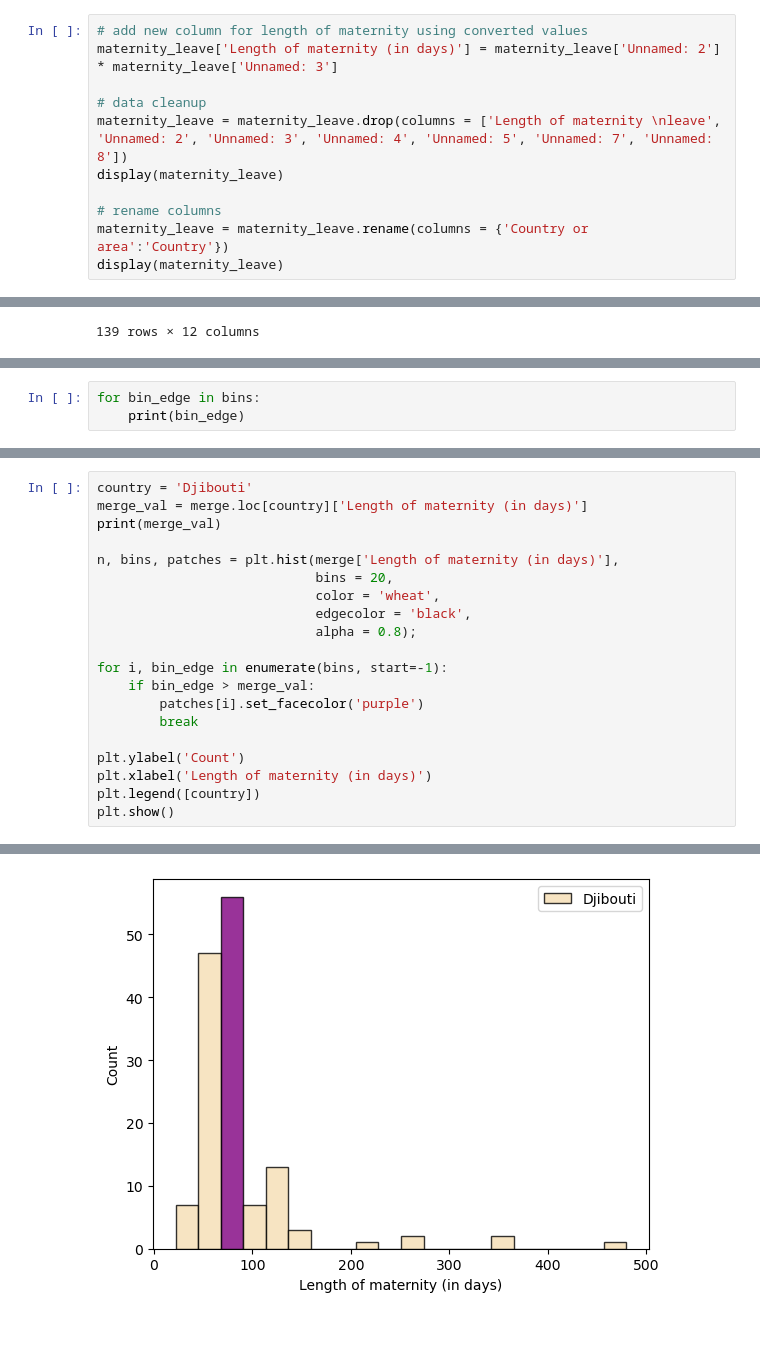
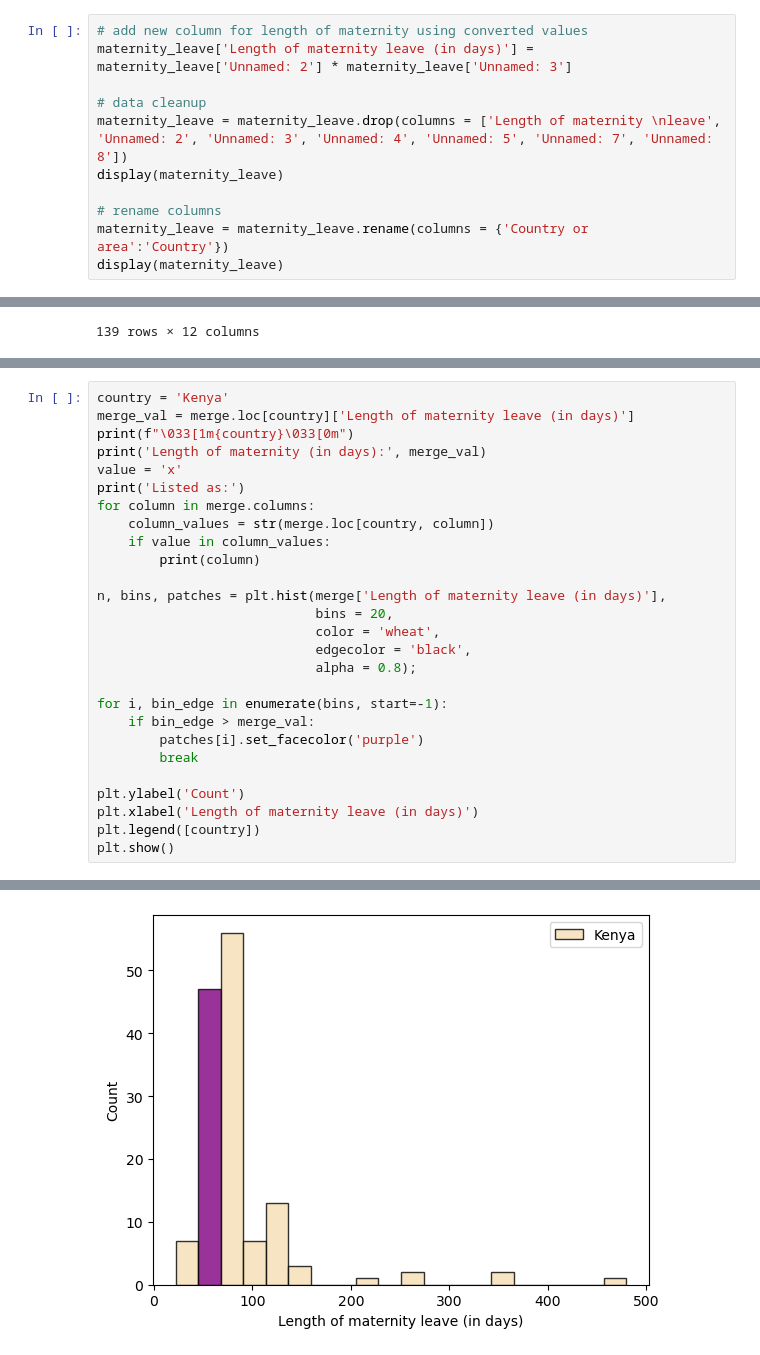
Before and after one commit to nss-data-science-cohort-7/un-exploration-marieljum, a Jupyter notebook: notebooks/solo_exploration.ipynb, the cells around one changed output, grey strips where cells are left out. Drawn from its saved outputs; the diff is of its cells as text.

```diff
--- a/notebooks/solo_exploration.ipynb
+++ b/notebooks/solo_exploration.ipynb
@@ -162,7 +160,7 @@ Last update to data was in 2013.
 Source: https://data.un.org/DocumentData.aspx?id=344
 # %%
 # add new column for length of maternity using converted values
-maternity_leave['Length of maternity (in days)'] = maternity_leave['Unnamed: 2'] * maternity_leave['Unnamed: 3']
+maternity_leave['Length of maternity leave (in days)'] = maternity_leave['Unnamed: 2'] * maternity_leave['Unnamed: 3']
 
 # data cleanup
 maternity_leave = maternity_leave.drop(columns = ['Length of maternity \nleave', 'Unnamed: 2', 'Unnamed: 3', 'Unnamed: 4', 'Unnamed: 5', 'Unnamed: 7', 'Unnamed: 8'])
@@ -386,3 +363,0 @@ merge_val
-# %%
-for bin_edge in bins:
-    print(bin_edge)
@@ -418,9 +404,16 @@ Index(['Algeria', 'Egypt', 'Morocco', 'Sudan', 'Tunisia', 'Burundi', 'Comoros',
 # %%
-country = 'Djibouti'
-merge_val = merge.loc[country]['Length of maternity (in days)']
-print(merge_val)
+country = 'Kenya'
+merge_val = merge.loc[country]['Length of maternity leave (in days)']
+print(f"\033[1m{country}\033[0m")
+print('Length of maternity (in days):', merge_val)
+value = 'x'
+print('Listed as:')
+for column in merge.columns:
+    column_values = str(merge.loc[country, column])
+    if value in column_values:
+        print(column)
 
-n, bins, patches = plt.hist(merge['Length of maternity (in days)'],
+n, bins, patches = plt.hist(merge['Length of maternity leave (in days)'],
                             bins = 20,
                             color = 'wheat',
                             edgecolor = 'black',
@@ -432,7 +425,7 @@ for i, bin_edge in enumerate(bins, start=-1):
         break
 
 plt.ylabel('Count')
-plt.xlabel('Length of maternity (in days)')
+plt.xlabel('Length of maternity leave (in days)')
 plt.legend([country])
 plt.show()
 # %% [output]
@@ -440 +435 @@ plt.show()
-[figure, old version]
+[figure, new version]
```
Also changed, not shown: parts of 23 cells of this notebook.
